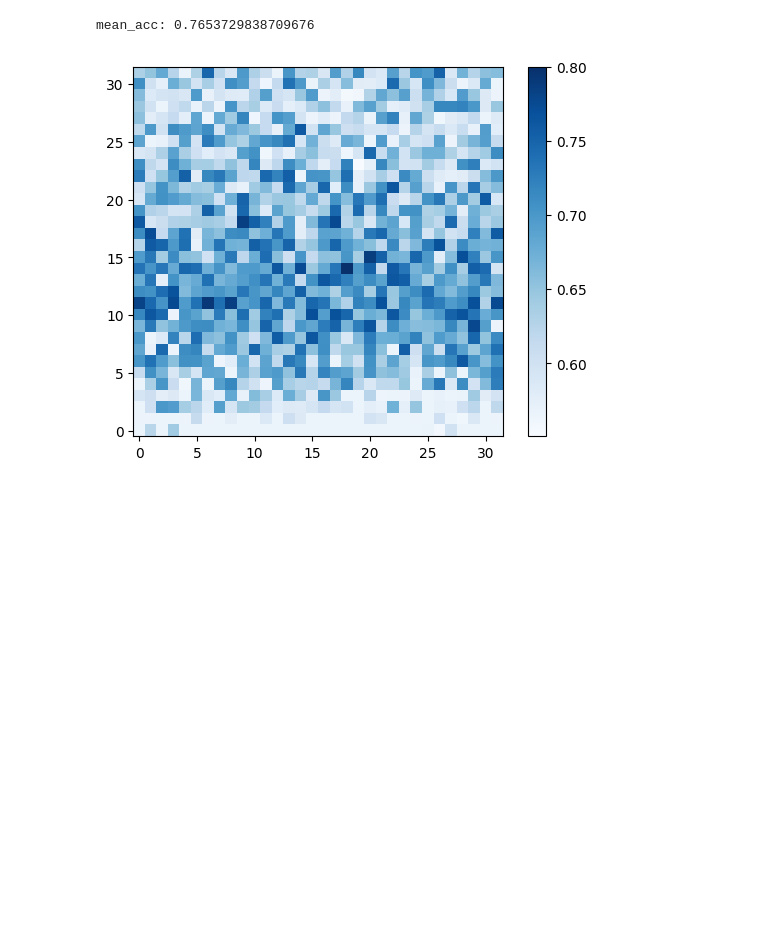
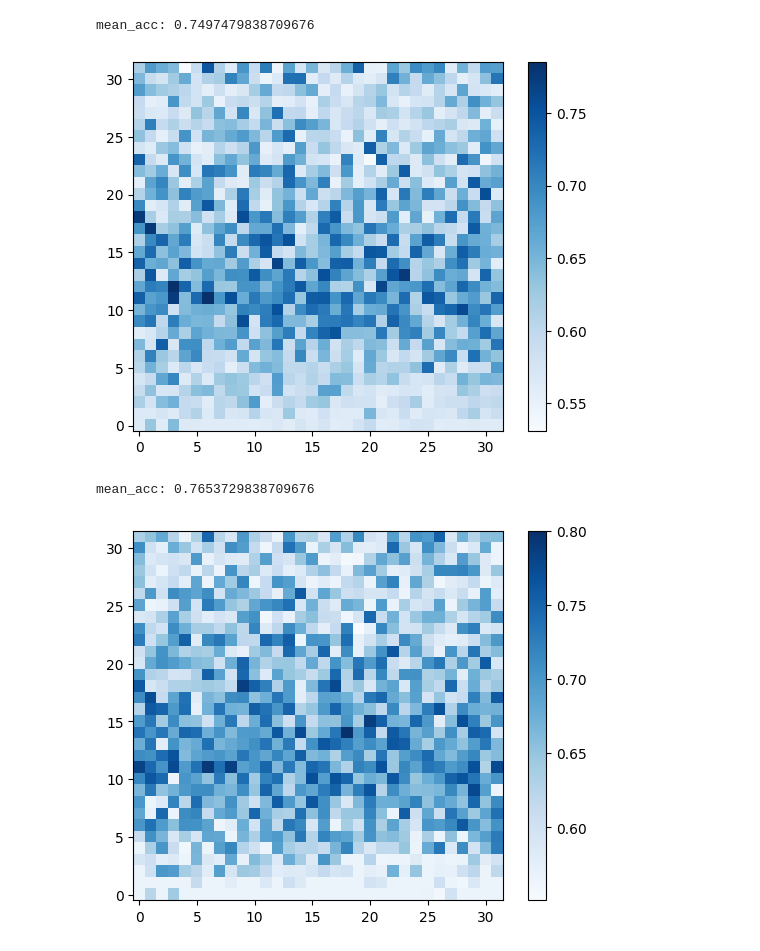
Before and after one commit to XianfengJiao/honest_llm, a Jupyter notebook: visualization/vis_probe_acc.ipynb, the cells around one changed output. Cells and saved outputs as stored; diff of their text form; code cells hidden in the pictures; blank space fills up the shorter version.

```diff
--- a/visualization/vis_probe_acc.ipynb
+++ b/visualization/vis_probe_acc.ipynb
@@ -17,6 +17,7 @@ stimulus_ans_mean_head_accs = pkl.load(open('/data/jxf/probes/llama_7B_tqa_mc2_s
 stimulus_mean_head_accs = pkl.load(open('/data/jxf/probes/llama_7B_tqa_mc2_stimulus_mean_head_accs.pkl', 'rb'))
 all_ans_mean_head_accs = pkl.load(open('/data/jxf/probes/llama_7B_tqa_mc2_all_ans_mean_head_accs.pkl', 'rb'))
 all_mean_head_accs = pkl.load(open('/data/jxf/probes/llama_7B_tqa_mc2_all_mean_head_accs.pkl', 'rb'))
+gen_all_100_head_accs = pkl.load(open('/data/jxf/probes/llama_7B_tqa_gen_all_100_head_accs.pkl', 'rb'))
 # %%
 def draw_hotmap(matrix, n=48):
     print('mean_acc:',np.sort(matrix.flatten())[-n:].mean())
@@ -40,3 +61,8 @@ find_max(all_100_head_accs)
+# %%
+draw_hotmap(gen_all_100_head_accs)
+# %% [output]
+mean_acc: 0.7497479838709676
+[figure, added]
 # %%
 draw_hotmap(all_100_head_accs)
 # %% [output]
```
Also changed, not shown: parts of 4 cells of this notebook, 10 other files.
